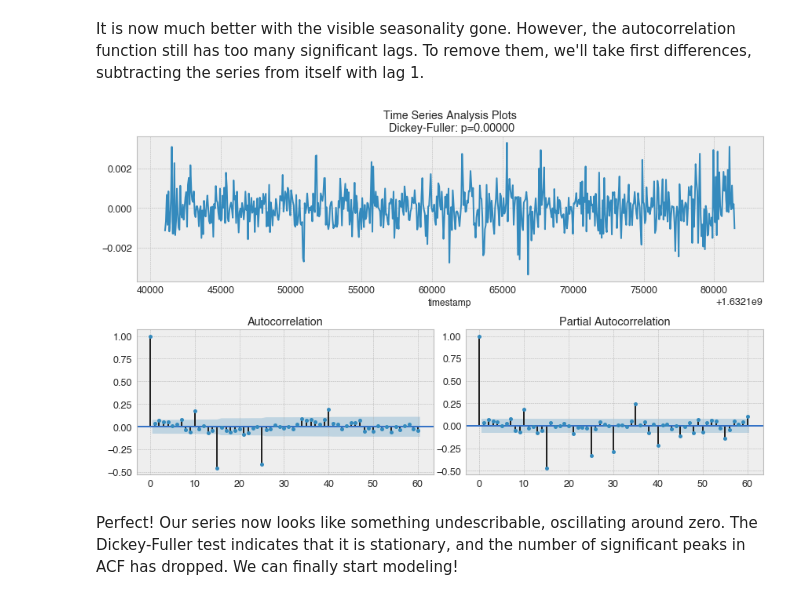
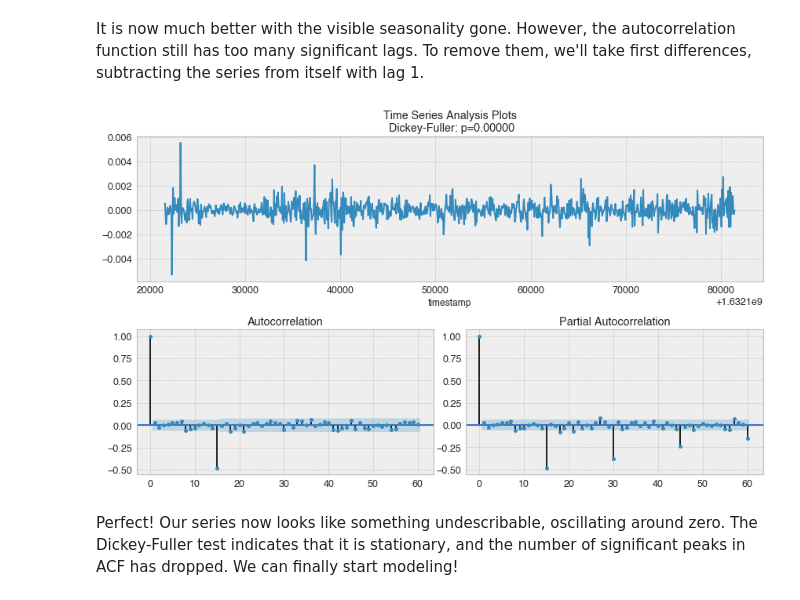
Before and after one commit to mdominguez2010/Kaggle_G_Research_Crypto, a Jupyter notebook: open_ml_course_tutorial.ipynb, the cells around one changed output. Cells and saved outputs as stored; diff of their text form; code cells hidden in the pictures.

```diff
--- a/open_ml_course_tutorial.ipynb
+++ b/open_ml_course_tutorial.ipynb
@@ -121,7 +121,7 @@ Unfortunately, we cannot make predictions far in the future -- in order to get t
 # %%
 # Before moving forward, let's create a shorter version of our dataset so it's easily visible
 btc_mini = btc.copy()
-btc_mini = btc_mini.iloc[-700:,:]
+btc_mini = btc_mini.iloc[-1000:,:]
 # %%
 def plotMovingAverage(series, window, plot_intervals=False, scale=1.96, plot_anomalies=False):
 
@@ -682,8 +696,8 @@ It is now much better with the visible seasonality gone. However, the autocorrel
 # %%
-btc_mini_diff = btc_mini_diff - btc_mini_diff.shift(1)
-tsplot(btc_mini_diff[25+1:], lags=60)
+btc_mini_diff = btc_mini.Target - btc_mini.Target.shift(1)
+tsplot(btc_mini_diff[1:], lags=60)
 # %% [output]
-[figure, old version]
+[figure, new version]
 # %% [markdown]
 Perfect! Our series now looks like something undescribable, oscillating around zero. The Dickey-Fuller test indicates that it is stationary, and the number of significant peaks in ACF has dropped. We can finally start modeling!
 # %% [markdown]
```
Also changed, not shown: parts of 25 cells of this notebook.
